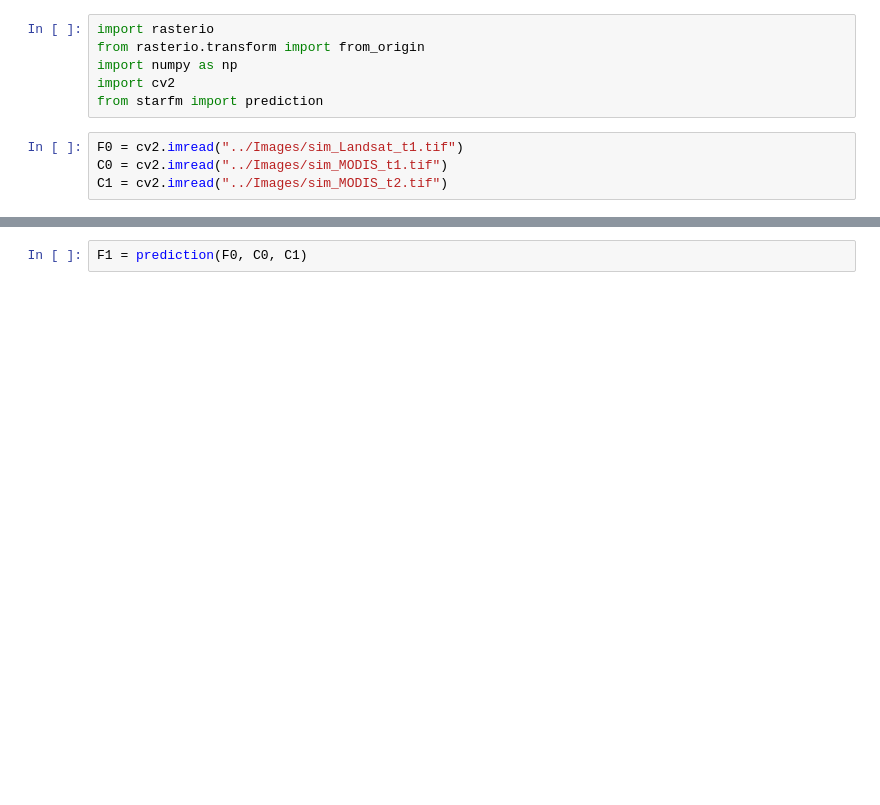
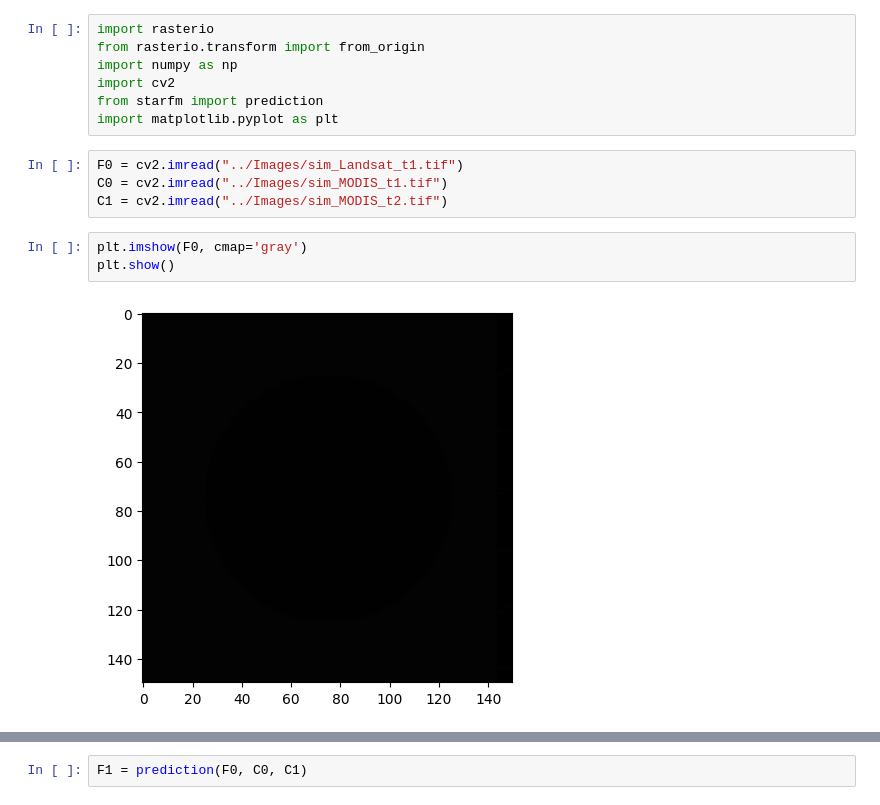
Before and after one commit to shubhroses/mySTARFM, a Jupyter notebook: src/convertArrayToImage.ipynb, the cells around one changed output, grey strips where cells are left out. Drawn from its saved outputs; the diff is of its cells as text; blank space fills up the shorter version.

```diff
--- a/src/convertArrayToImage.ipynb
+++ b/src/convertArrayToImage.ipynb
@@ -4,7 +4,13 @@ from rasterio.transform import from_origin
 import numpy as np
 import cv2
 from starfm import prediction
+import matplotlib.pyplot as plt
 # %%
 F0 = cv2.imread("../Images/sim_Landsat_t1.tif")
 C0 = cv2.imread("../Images/sim_MODIS_t1.tif")
 C1 = cv2.imread("../Images/sim_MODIS_t2.tif")
+# %%
+plt.imshow(F0, cmap='gray')
+plt.show()
+# %% [output]
+[figure, added]
```
Also changed, not shown: parts of 7 cells of this notebook, 8 other files.
